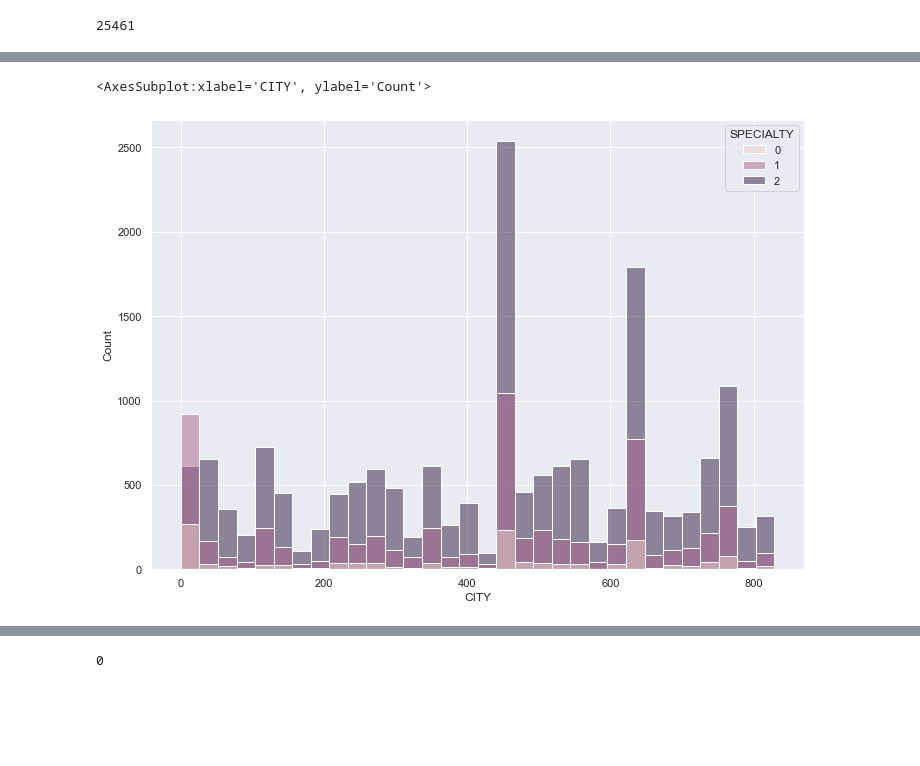
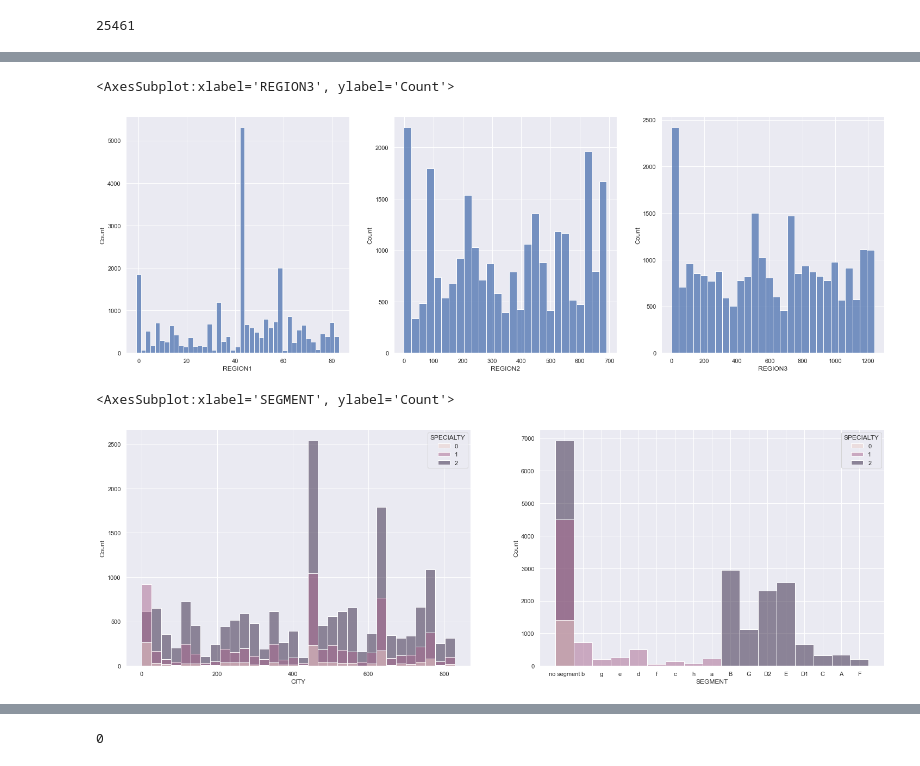
Before and after one commit to IvanovNA01/test_task_junior, a Jupyter notebook: test_to_jun1.ipynb, the cells around one changed output, grey strips where cells are left out. Cells and saved outputs as stored; diff of their text form; code cells hidden in the pictures; blank space fills up the shorter version.

Commit message:
city eda

```diff
--- a/test_to_jun1.ipynb
+++ b/test_to_jun1.ipynb
@@ -42,6 +42,3 @@ engineer_meta
 engineer_meta.CONTACT_ID.nunique()
 # %% [output]
 25461
-# %%
-sns.set(rc={'figure.figsize':(11.7,8.27)})
-sns.histplot(data = engineer_meta, x='REGION1',  kde=False)
@@ -51,10 +45,25 @@ sns.histplot(data = engineer_meta, x='REGION1',  kde=False)
+# %%
+sns.set(rc={'figure.figsize':(25,8)})
+fig, axs = plt.subplots(1,3)
+sns.histplot(data = engineer_meta, x='REGION1',  kde=False, ax=axs[0])
+sns.histplot(data = engineer_meta, x='REGION2',  kde=False, ax=axs[1])
+sns.histplot(data = engineer_meta, x='REGION3',  kde=False, ax=axs[2])
+# %% [output]
+<AxesSubplot:xlabel='REGION3', ylabel='Count'>
+[figure, added]
 # %%
 # Можно заметить, что самая распространенная специализация №2, затем идут №1, №0
 # Распределение по городам имеет ярко выраженные пики - очевидно столичные города, в провинциях примерно равномерно
+fig, axs = plt.subplots(1,2)
 sns.histplot(data = engineer_meta,
                         x='CITY',
                         hue='SPECIALTY',
-                        kde=False)
+                        kde=False, ax=axs[0])
+# Самый популярный способ работы - без четкого сегмента, стоит отметить, что косметологи со специальностью №0 не работают с конкретными сегментами клиентов!
+sns.histplot(data = engineer_meta,
+                        x='SEGMENT',
+                        hue='SPECIALTY',
+                        kde=False, ax=axs[1])
 # %% [output]
-<AxesSubplot:xlabel='CITY', ylabel='Count'>
+<AxesSubplot:xlabel='SEGMENT', ylabel='Count'>
-[figure, old version]
+[figure, new version]
```
Also changed, not shown: parts of 13 cells of this notebook.
